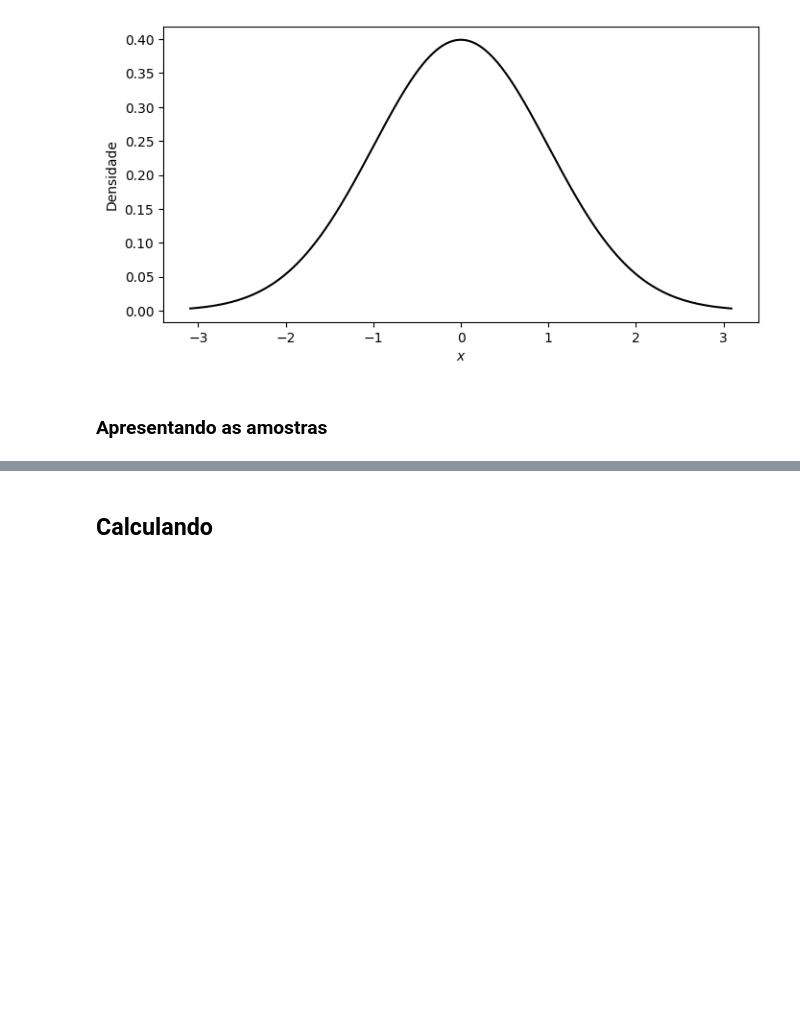
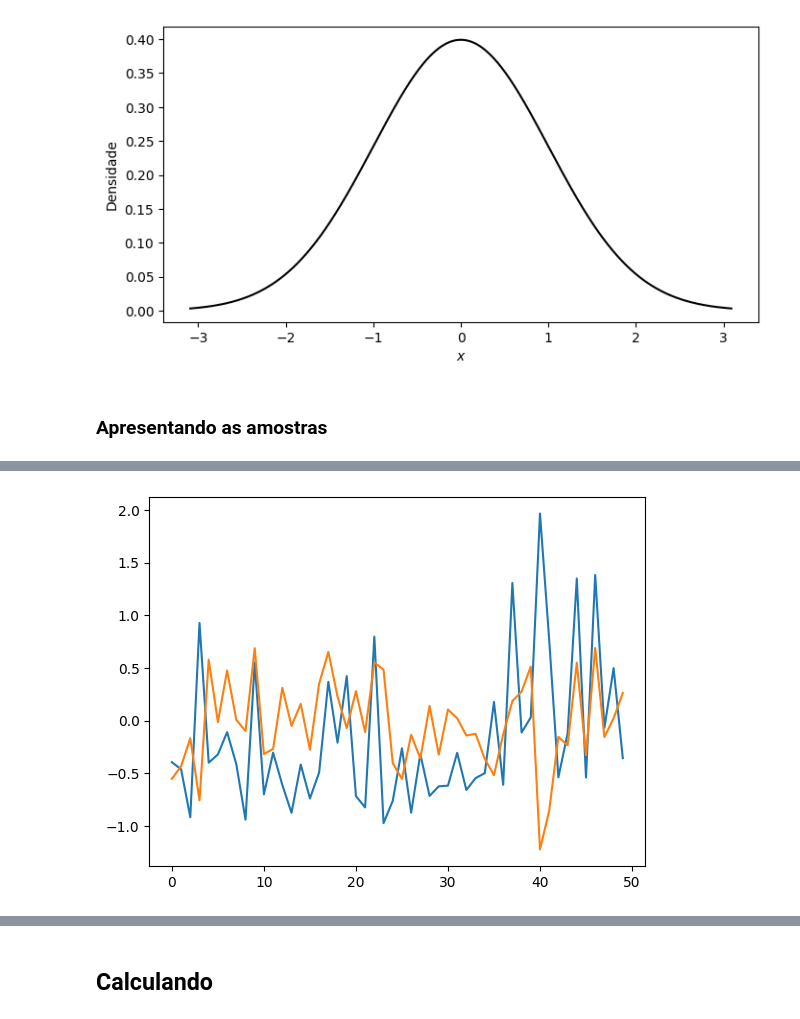
Before and after one commit to andersonmdcanteli/val-metodos-analiticos, a Jupyter notebook: important-tests/normality/comp-normality-tests.ipynb, the cells around one changed output, grey strips where cells are left out. Saved outputs shown, nothing was run; the diff lists cells and outputs as text; code cells hidden in the pictures; blank space fills up the shorter version.

```diff
--- a/important-tests/normality/comp-normality-tests.ipynb
+++ b/important-tests/normality/comp-normality-tests.ipynb
@@ -443,0 +465,20 @@ plt.show()
+# %%
+data_kurtosis = []
+data_skew = []
+mean = []
+std = []
+
+
+for seed in seeds:
+    rng = np.random.default_rng(seed)
+    normal_data = rng.normal(loc=0.0, scale=1.0, size=max(n_rep))
+    data_kurtosis.append(stats.kurtosis(normal_data))
+    data_skew.append(stats.skew(normal_data))
+    mean.append(np.mean(normal_data))
+    std.append(np.std(normal_data, ddof=1))
+# %%
+plt.plot(range(len(data_kurtosis)), data_kurtosis)
+plt.plot(range(len(data_skew)), data_skew)
+plt.show()
+# %% [output]
+[figure, added]
```
Also changed, not shown: parts of 6 cells of this notebook.
